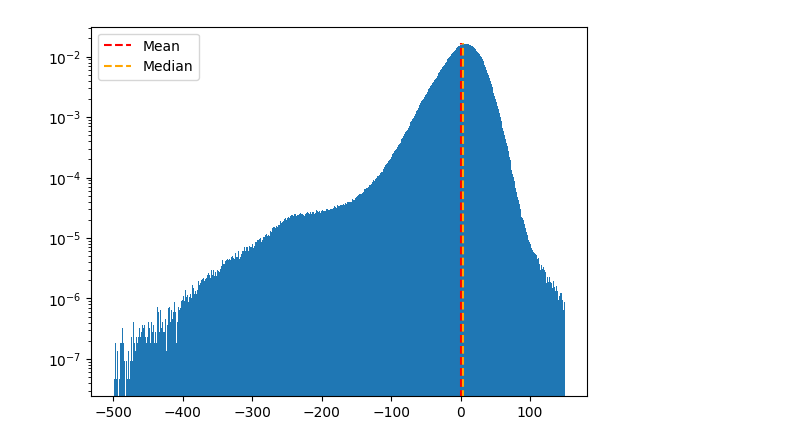
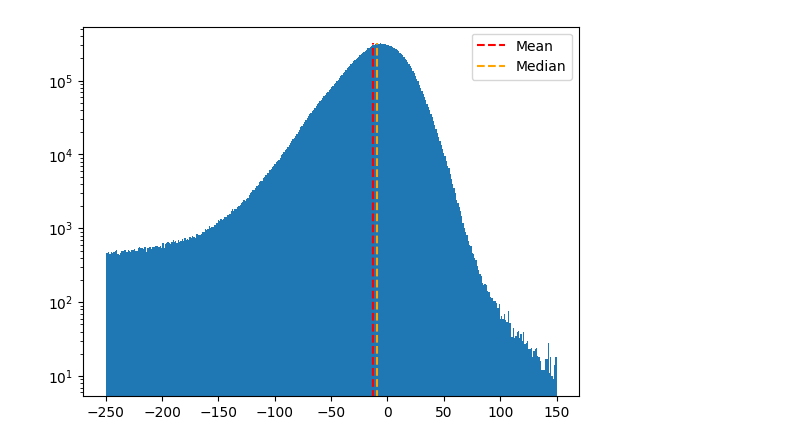
Before and after one commit to FRMR00/MastersThesis-StellarSubStructures, a Jupyter notebook: vPhiTesting/vPhi_Testing.ipynb, the cells around one changed output. Saved outputs shown, nothing was run; the diff lists cells and outputs as text; code cells hidden in the pictures.

```diff
--- a/vPhiTesting/vPhi_Testing.ipynb
+++ b/vPhiTesting/vPhi_Testing.ipynb
@@ -32,32 +30,34 @@ cols =  ['source_id', 'random_index', 'ra', 'ra_error', 'dec', 'dec_error', 'par
          'distance_gspphot', 'distance_gspphot_lower', 'distance_gspphot_upper',
          'azero_gspphot', 'azero_gspphot_lower', 'azero_gspphot_upper', 'ag_gspphot', 'ag_gspphot_lower', 'ag_gspphot_upper', 'ebpminrp_gspphot', 'ebpminrp_gspphot_lower', 'ebpminrp_gspphot_upper', 'parallax_corr', 'parallax_corr_error', 'distance', 'x', 'y', 'z', 'pml', 'pmb', 'vx', 'vy', 'vz', 'X', 'Y', 'Z', 'vX', 'vY', 'vZ', 'phi', 'R', 'vR', 'vT', 'v_toomre']
 # %%
-premade_testing_data = "C:\Games\ThesisData\precutGaiaData\GaiaDR3_poege5_DoddQuality_2p5kpc.parquet"
+premade_testing_data = "c:\\Games\\ThesisData\\precutGaiaData\\GaiaDR3_poege5_DoddQuality_2p5kpc.parquet"
 df_test = pl.read_parquet(premade_testing_data).select(cols)
 # %%
+v_lsr = 232.8 # McMillan 2017
+
 df_test = df_test.with_columns(
-    (pl.col('vT')-220).alias('vT_adj'))
+    (pl.col('vT')-v_lsr).alias('vT_adj'))
 #print(df_test.filter(pl.col('vT_adj')))
-filtered_vT = df_test.filter(pl.col('vT_adj').is_between(-500, 150)).select('vT_adj').to_numpy()
+filtered_vT = df_test.filter(pl.col('vT_adj').is_between(-250, 150)).select('vT_adj').to_numpy()
 # min_val = abs(filtered_vT.min())+1e-6
 # max_val = abs(filtered_vT.max())+1e-6
 # %%
-N_bins = 500
+N_bins = 350
 
 fig, ax = plt.subplots(1, 1)
 
-counts, bins = np.histogram(filtered_vT, bins=N_bins, density=True)
+counts, bins, _ = ax.hist(filtered_vT, bins=N_bins, density=False)# np.histogram(filtered_vT, bins=N_bins, density=True)
 
 bins = (bins[1:] + bins[:-1]) / 2
 
 ax.vlines(np.mean(filtered_vT), 0, counts.max(), colors='r', linestyles='dashed', label='Mean')
 ax.vlines(np.median(filtered_vT), 0, counts.max(), colors='orange', linestyles='dashed', label='Median')
 ax.legend()
 
-ax.hist(filtered_vT, bins=N_bins, density=True)
+
 # ax.plot(bins, counts, '.')
 ax.set_yscale('log')
 plt.show()
 # %% [output]
-[figure, old version]
+[figure, new version]
 # %%
```
Also changed, not shown: parts of 13 cells of this notebook, 5 other files.
